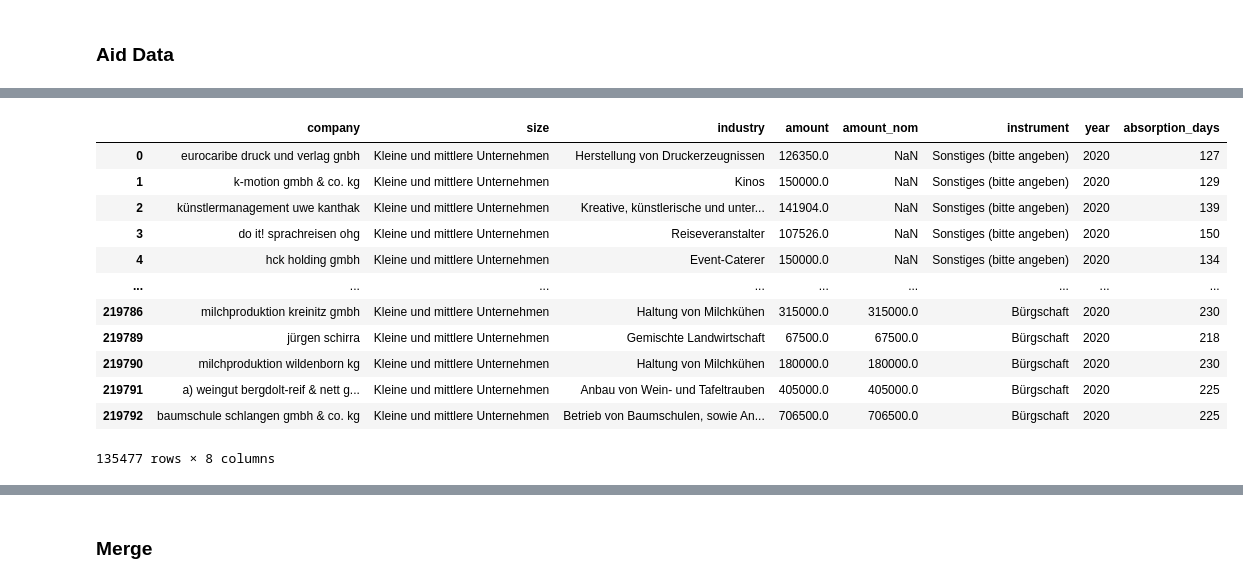
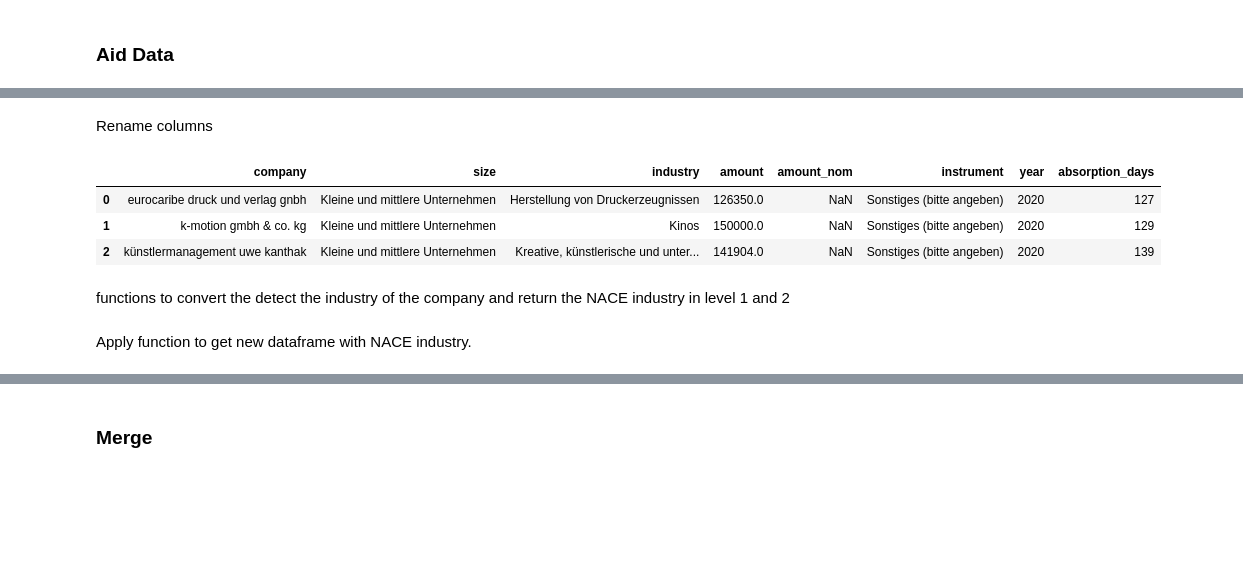
Before and after one commit to m-schildt/AAA, a Jupyter notebook: 4_data_merge.ipynb, the cells around one changed output, grey strips where cells are left out. Drawn from its saved outputs; the diff is of its cells as text; code cells hidden in the pictures; blank space fills up the shorter version.

```diff
--- a/4_data_merge.ipynb
+++ b/4_data_merge.ipynb
@@ -134,28 +102,22 @@ aid_data
+# %% [markdown]
+Rename columns
 # %%
-# Rename columns
 aid_data = aid_data.rename(columns={'Name des Beihilfeempfängers' : 'company',
                                         'Art des Beihilfeempfängers' : 'size',
                                         'Jahr der Gewährung' : 'year',
                                         'Wirtschaftszweig (NACE)' : 'industry',
                                         'Beihilfeelement, in voller Höhe' : 'amount',
                                         'Nominalbetrag' : 'amount_nom',
                                         'Beihilfeinstrument' : 'instrument',
                                         })
-aid_data
+aid_data.head(3)
 # %% [output]
 |  | company | size | industry | amount | amount_nom | instrument | year | absorption_days |
 | 0 | eurocaribe druck und verlag gnbh | Kleine und mittlere Unternehmen | Herstellung von Druckerzeugnissen | 126350.0 | NaN | Sonstiges (bitte angeben) | 2020 | 127 |
 | 1 | k-motion gmbh & co. kg | Kleine und mittlere Unternehmen | Kinos | 150000.0 | NaN | Sonstiges (bitte angeben) | 2020 | 129 |
 | 2 | künstlermanagement uwe kanthak | Kleine und mittlere Unternehmen | Kreative, künstlerische und unter... | 141904.0 | NaN | Sonstiges (bitte angeben) | 2020 | 139 |
-| 3 | do it! sprachreisen ohg | Kleine und mittlere Unternehmen | Reiseveranstalter | 107526.0 | NaN | Sonstiges (bitte angeben) | 2020 | 150 |
-| 4 | hck holding gmbh | Kleine und mittlere Unternehmen | Event-Caterer | 150000.0 | NaN | Sonstiges (bitte angeben) | 2020 | 134 |
-| ... | ... | ... | ... | ... | ... | ... | ... | ... |
-| 219786 | milchproduktion kreinitz gmbh | Kleine und mittlere Unternehmen | Haltung von Milchkühen | 315000.0 | 315000.0 | Bürgschaft | 2020 | 230 |
-| 219789 | jürgen schirra | Kleine und mittlere Unternehmen | Gemischte Landwirtschaft | 67500.0 | 67500.0 | Bürgschaft | 2020 | 218 |
-| 219790 | milchproduktion wildenborn kg | Kleine und mittlere Unternehmen | Haltung von Milchkühen | 180000.0 | 180000.0 | Bürgschaft | 2020 | 230 |
-| 219791 | a) weingut bergdolt-reif & nett g... | Kleine und mittlere Unternehmen | Anbau von Wein- und Tafeltrauben | 405000.0 | 405000.0 | Bürgschaft | 2020 | 225 |
-| 219792 | baumschule schlangen gmbh & co. kg | Kleine und mittlere Unternehmen | Betrieb von Baumschulen, sowie An... | 706500.0 | 706500.0 | Bürgschaft | 2020 | 225 |
-135477 rows × 8 columns
+# %% [markdown]
+functions to convert the detect the industry of the company and return the NACE industry  in level 1 and 2
 # %%
 def search_nace_lv1(code):
     code_list = pd.read_csv('WZ_2008-DE-2023-04-11-Gliederung.csv',encoding='utf-8-sig', delimiter=';')
@@ -185,6 +147,8 @@ def search_nace_lv2(code):
         return result_lv2
     except:
         return code
+# %% [markdown]
+Apply function to get new dataframe with NACE industry.
 # %%
 company_info = aid_data.pivot_table(index="company", values=['size','industry'] , aggfunc='first').reset_index()
 company_info['industry_1'] = company_info['industry'].apply(search_nace_lv1)
```
Also changed, not shown: parts of 66 cells of this notebook.
